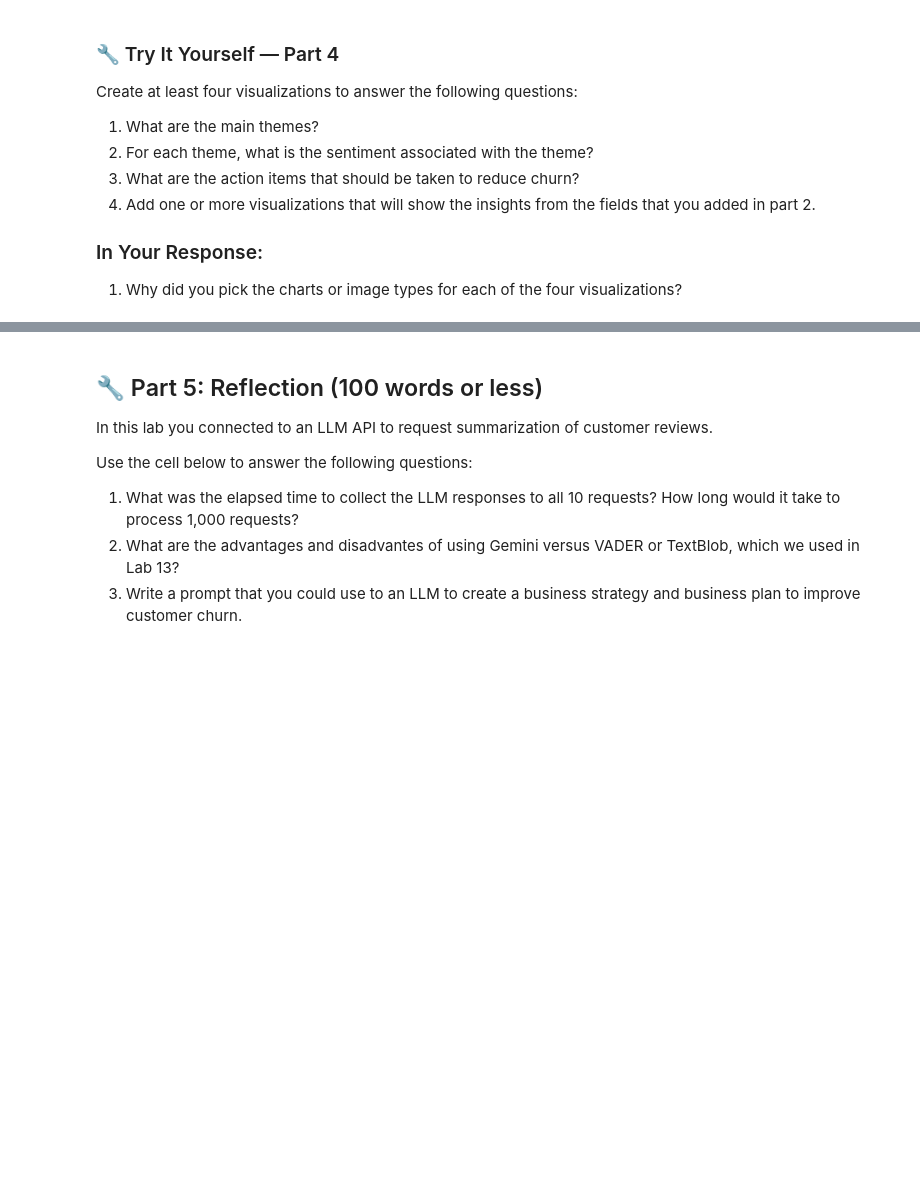
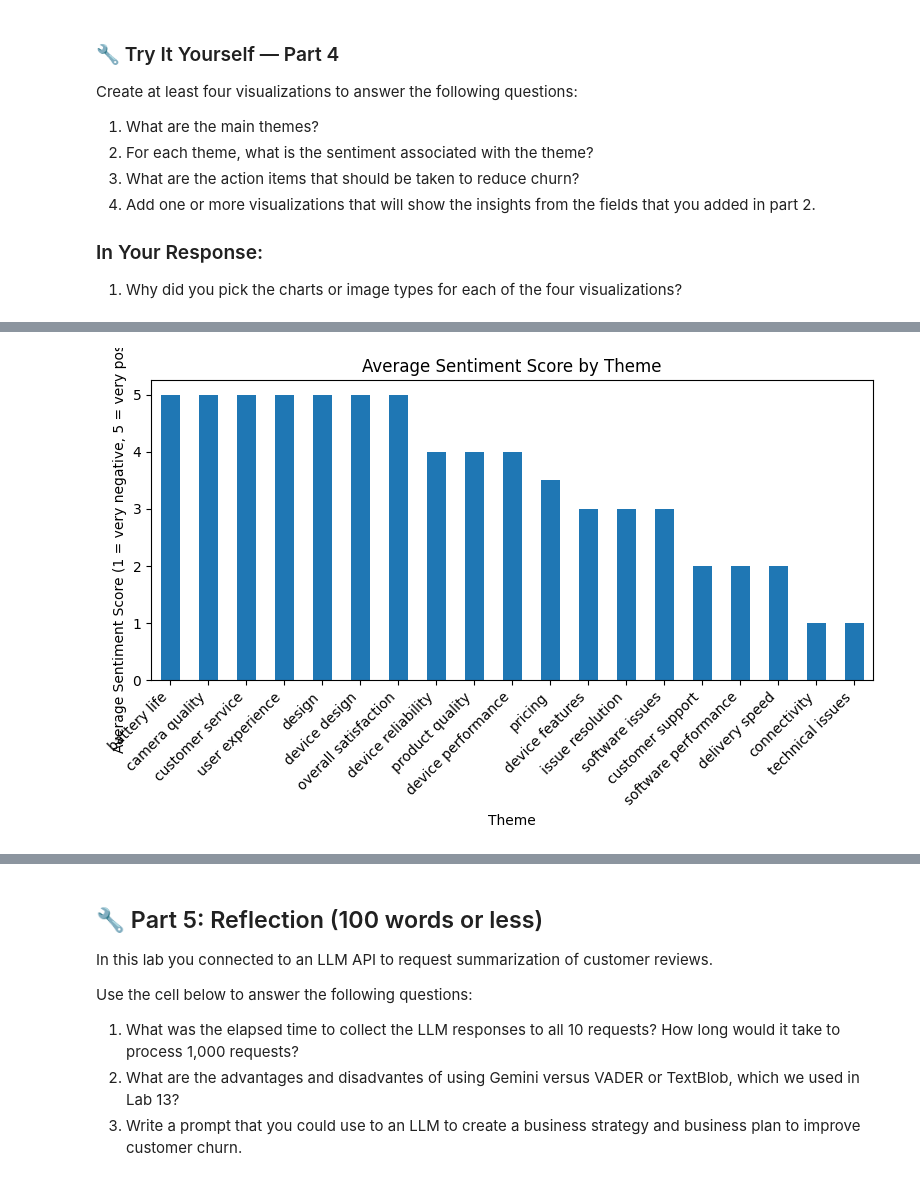
Before and after one commit to ANK016/codepath-fretwork, a Jupyter notebook: Labs/lab_14_API.ipynb, the cells around one changed output, grey strips where cells are left out. Saved outputs shown, nothing was run; the diff lists cells and outputs as text; code cells hidden in the pictures; blank space fills up the shorter version.

```diff
--- a/Labs/lab_14_API.ipynb
+++ b/Labs/lab_14_API.ipynb
@@ -210,0 +448,17 @@ Create at least four visualizations to answer the following questions:
+# %%
+avg_sentiment_by_theme = (
+    df_themes.groupby("themes")["sentiment_score"]
+    .mean()
+    .sort_values(ascending=False)
+)
+
+plt.figure(figsize=(8, 5))
+avg_sentiment_by_theme.plot(kind="bar")
+plt.title("Average Sentiment Score by Theme")
+plt.xlabel("Theme")
+plt.ylabel("Average Sentiment Score (1 = very negative, 5 = very positive)")
+plt.xticks(rotation=45, ha="right")
+plt.tight_layout()
+plt.show()
+# %% [output]
+[figure, added]
```
Also changed, not shown: parts of 23 cells of this notebook.
